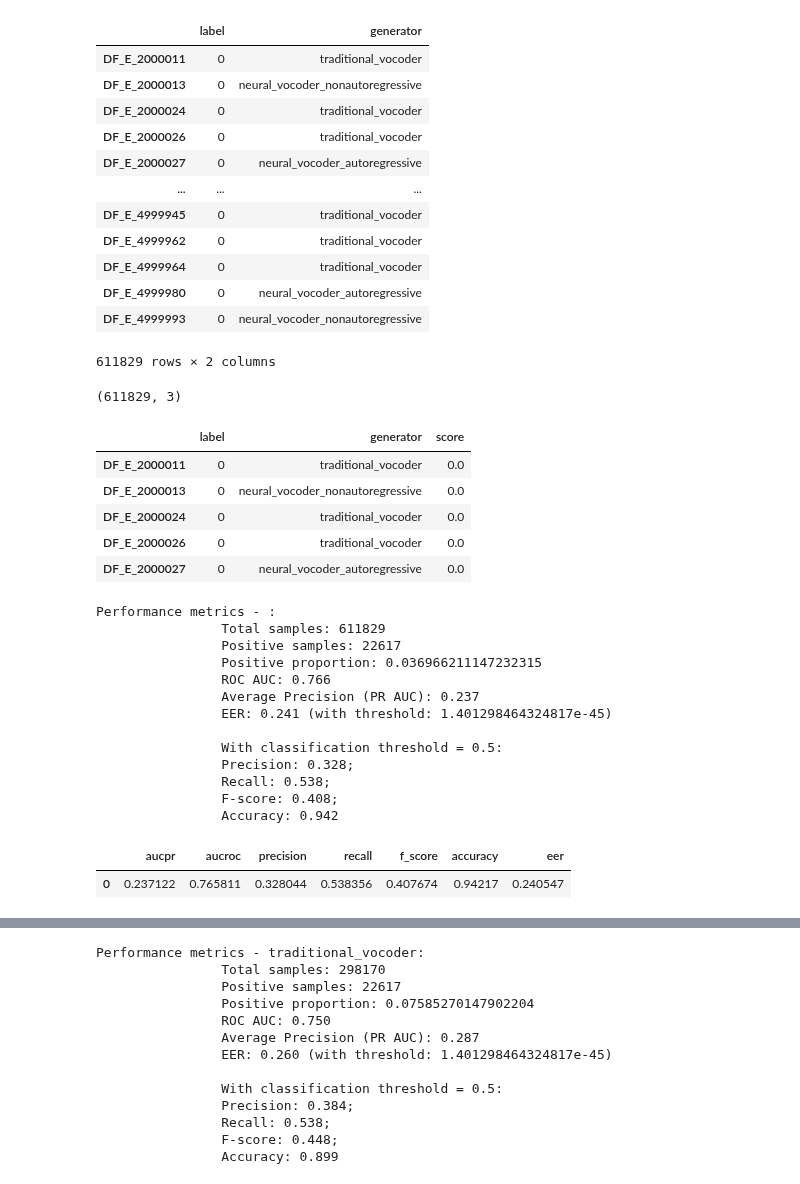
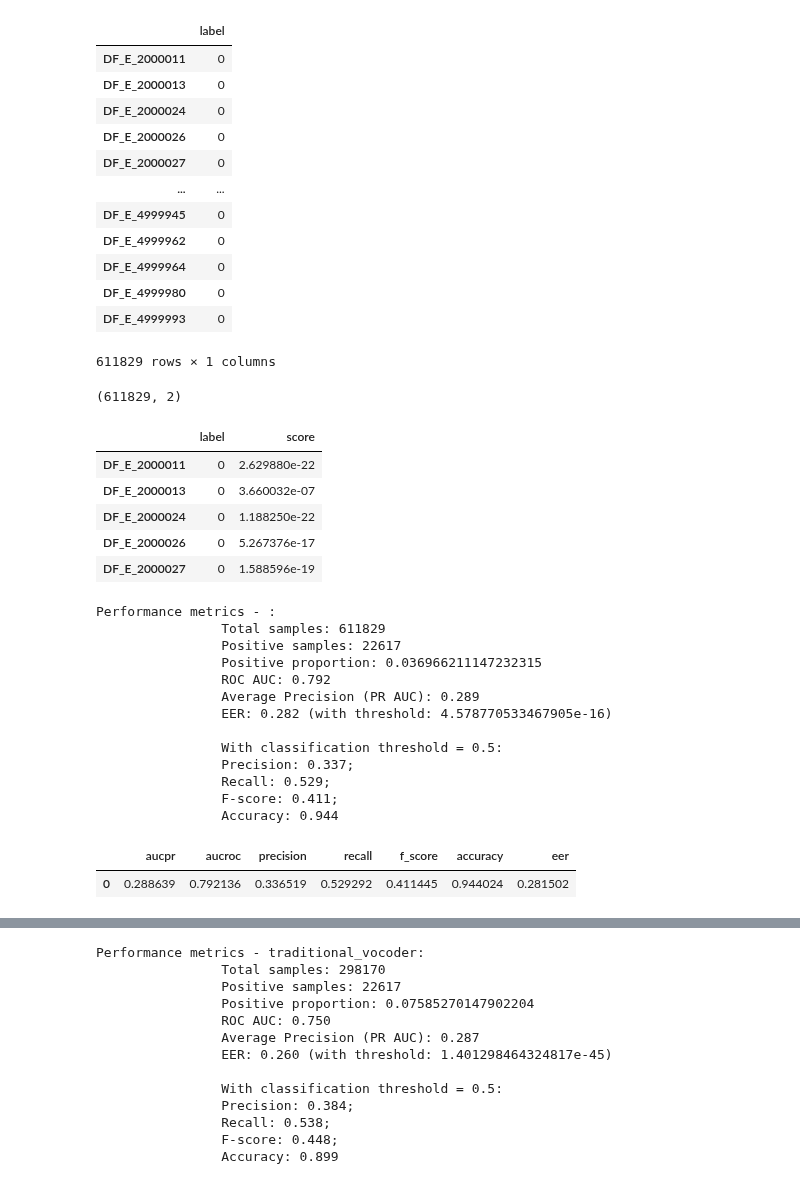
Before and after one commit to cassuci/adf-detector, a Jupyter notebook: autoencoder/eval.ipynb, the cells around one changed output, grey strips where cells are left out. Drawn from its saved outputs; the diff is of its cells as text; code cells hidden in the pictures.

Commit message:
changing scripts to work with itw eval

```diff
--- a/autoencoder/eval.ipynb
+++ b/autoencoder/eval.ipynb
@@ -405,45 +405,45 @@ def genSpoof_list_inthewild(dir_meta):
         d_meta[key] = 1 if 'bona-fide' in label else 0
     return d_meta,file_list
 # %%
-true, files, generators = genSpoof_list('/mnt/f/downloads/avs/trial_metadata.txt', return_generator=False)
-preds, files_pred = genSpoof_list('eval_detector_bigger_epoch_3.out', is_eval=True)
+true, files = genSpoof_list('/mnt/f/downloads/avs/trial_metadata.txt', return_generator=False)
+preds, files_pred = genSpoof_list('eval_detector_101.out', is_eval=True)
 preds_df = pd.DataFrame.from_dict(preds, columns=['score'], orient='index')
 preds_df = preds_df.astype(float)
 # %%
 import pandas as pd
 true_df = pd.DataFrame.from_dict(true, columns=['label'], orient='index')
-true_df['generator'] = generators
+#true_df['generator'] = generators
 true_df
 # %% [output]
-|  | label | generator |
-| DF_E_2000011 | 0 | traditional_vocoder |
-| DF_E_2000013 | 0 | neural_vocoder_nonautoregressive |
-| DF_E_2000024 | 0 | traditional_vocoder |
-| DF_E_2000026 | 0 | traditional_vocoder |
-| DF_E_2000027 | 0 | neural_vocoder_autoregressive |
-| ... | ... | ... |
-| DF_E_4999945 | 0 | traditional_vocoder |
-| DF_E_4999962 | 0 | traditional_vocoder |
-| DF_E_4999964 | 0 | traditional_vocoder |
-| DF_E_4999980 | 0 | neural_vocoder_autoregressive |
-| DF_E_4999993 | 0 | neural_vocoder_nonautoregressive |
+|  | label |
+| DF_E_2000011 | 0 |
+| DF_E_2000013 | 0 |
+| DF_E_2000024 | 0 |
+| DF_E_2000026 | 0 |
+| DF_E_2000027 | 0 |
+| ... | ... |
+| DF_E_4999945 | 0 |
+| DF_E_4999962 | 0 |
+| DF_E_4999964 | 0 |
+| DF_E_4999980 | 0 |
+| DF_E_4999993 | 0 |
-611829 rows × 2 columns
+611829 rows × 1 columns
 # %%
 compare = true_df.merge(preds_df, left_index=True, right_index=True)
 compare['score'] = compare['score'].astype(float)
 compare['label'] = compare['label'].astype(int)
 compare.shape
 # %% [output]
-(611829, 3)
+(611829, 2)
 # %%
 compare.head()
 # %% [output]
-|  | label | generator | score |
-| DF_E_2000011 | 0 | traditional_vocoder | 0.0 |
-| DF_E_2000013 | 0 | neural_vocoder_nonautoregressive | 0.0 |
-| DF_E_2000024 | 0 | traditional_vocoder | 0.0 |
-| DF_E_2000026 | 0 | traditional_vocoder | 0.0 |
-| DF_E_2000027 | 0 | neural_vocoder_autoregressive | 0.0 |
+|  | label | score |
+| DF_E_2000011 | 0 | 2.629880e-22 |
+| DF_E_2000013 | 0 | 3.660032e-07 |
+| DF_E_2000024 | 0 | 1.188250e-22 |
+| DF_E_2000026 | 0 | 5.267376e-17 |
+| DF_E_2000027 | 0 | 1.588596e-19 |
 # %%
 evaluator = BinaryPerformance(compare['label'], compare['score'])
 evaluator.evaluate_binary_performance()
@@ -452,14 +452,14 @@ Performance metrics - :
                 Total samples: 611829
                 Positive samples: 22617
                 Positive proportion: 0.036966211147232315
-                ROC AUC: 0.766
-                Average Precision (PR AUC): 0.237
-                EER: 0.241 (with threshold: 1.401298464324817e-45)
+                ROC AUC: 0.792
+                Average Precision (PR AUC): 0.289
+                EER: 0.282 (with threshold: 4.578770533467905e-16)
 
                 With classification threshold = 0.5:
-                Precision: 0.328;
-                Recall: 0.538;
-                F-score: 0.408;
-                Accuracy: 0.942
+                Precision: 0.337;
+                Recall: 0.529;
+                F-score: 0.411;
+                Accuracy: 0.944
 |  | aucpr | aucroc | precision | recall | f_score | accuracy | eer |
-| 0 | 0.237122 | 0.765811 | 0.328044 | 0.538356 | 0.407674 | 0.94217 | 0.240547 |
+| 0 | 0.288639 | 0.792136 | 0.336519 | 0.529292 | 0.411445 | 0.944024 | 0.281502 |
```
Also changed, not shown: parts of 3 cells of this notebook, 5 other files.
